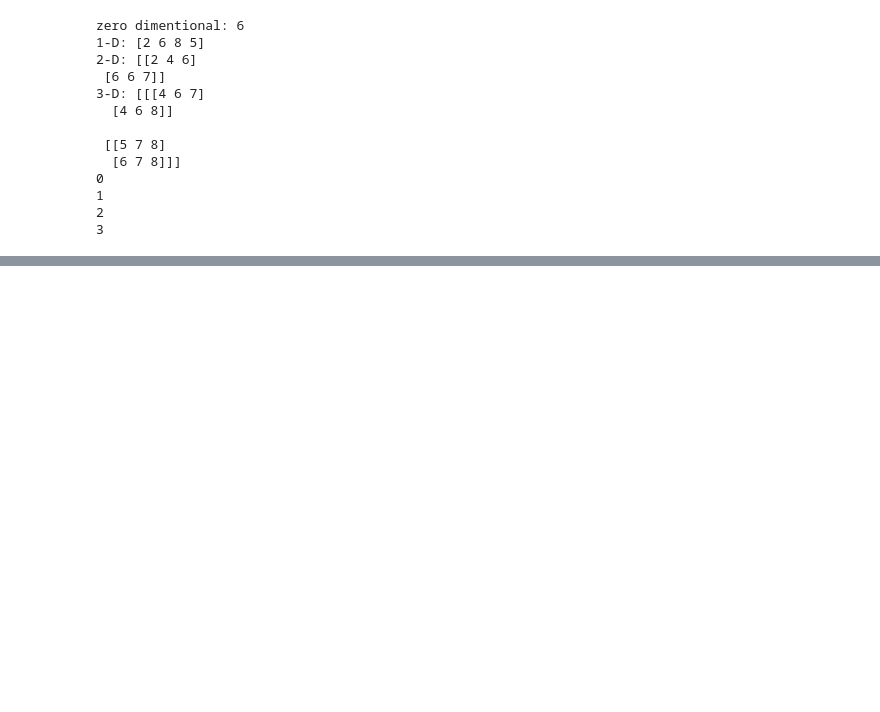
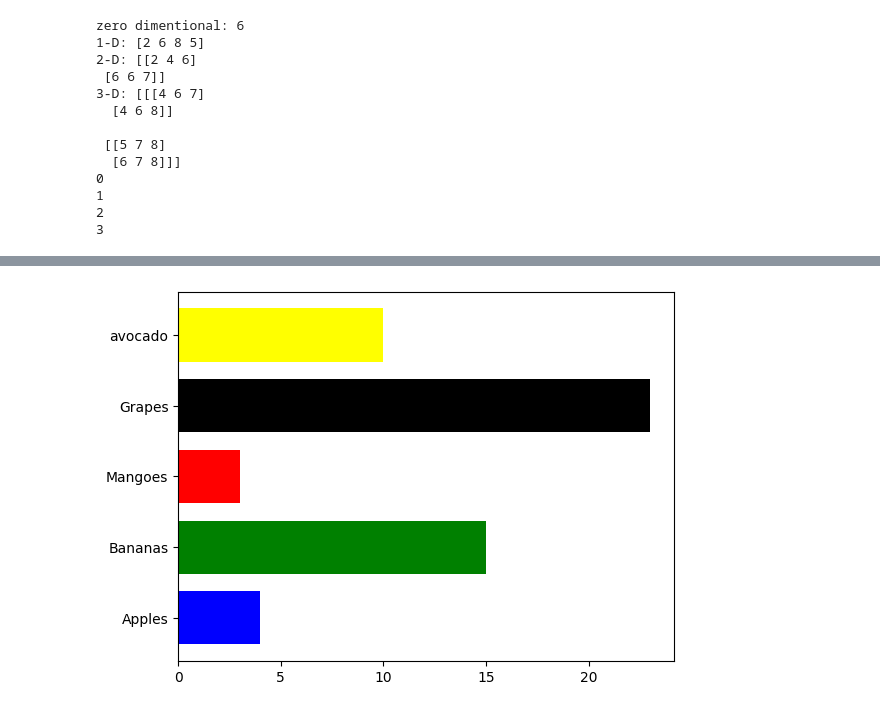
Before and after one commit to Kihorodavid/data-, a Jupyter notebook: numpy.ipynb, the cells around one changed output, grey strips where cells are left out. Saved outputs shown, nothing was run; the diff lists cells and outputs as text; code cells hidden in the pictures; blank space fills up the shorter version.

```diff
--- a/numpy.ipynb
+++ b/numpy.ipynb
@@ -52,0 +76,8 @@ ModuleNotFoundError: No module named 'matplotlib.pylot'
+# %%
+x= np.array(["Apples","Bananas","Mangoes","Grapes","avocado"])
+y= np.array([4,15,3,23,10])
+
+plt.barh(x,y, height=0.75 , color=("blue","green","red","black","yellow"))
+plt.show()
+# %% [output]
+[figure, added]
```
Also changed, not shown: parts of 6 cells of this notebook, 1 other file.
